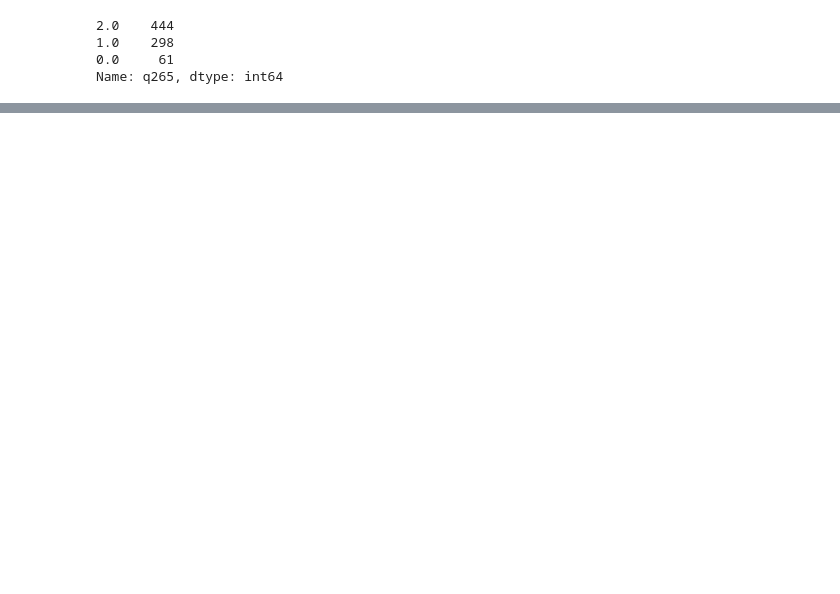
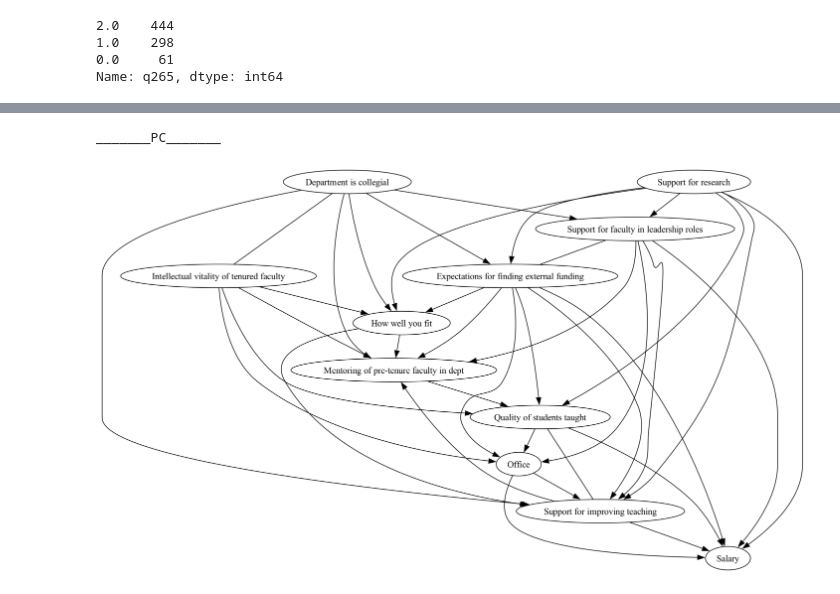
Before and after one commit to eigenhenry/Coache_analysis, a Jupyter notebook: dep_recommendation.ipynb, the cells around one changed output, grey strips where cells are left out. Drawn from its saved outputs; the diff is of its cells as text; code cells hidden in the pictures; blank space fills up the shorter version.

```diff
--- a/dep_recommendation.ipynb
+++ b/dep_recommendation.ipynb
@@ -306,0 +329,12 @@ Cluster                                ...
+# %%
+import pandas as pd
+import numpy as np
+import scipy
+
+
+non_response_codes = [96, 97, 98, 99]
+
+
+data = pd.read_excel('/Users/henrysalgado/Desktop/Coache Data Analysis/Samples/sample4_tenure.xlsx')
+data.replace(non_response_codes, np.nan, inplace=True)
+data.describe()
@@ -306,0 +598,38 @@ Cluster                                ...
+# %%
+X_for_Causal = X_imputed_df[top_features]
+# %%
+from causallearn.search.ConstraintBased.PC import pc
+from causallearn.search.ConstraintBased.FCI import fci
+from causallearn.utils.cit import fisherz, chisq
+import matplotlib.pyplot as plt
+from causallearn.utils.GraphUtils import GraphUtils
+from IPython.display import Image, display
+import pandas as pd
+
+
+X_np = X_for_Causal.to_numpy()
+
+
+mapping_df = pd.read_excel("Variables.xlsx")
+mapping_df['key'] = mapping_df['key'].str.lower()
+name_dict = dict(zip(mapping_df['key'], mapping_df['name']))
+
+
+original_colnames = [col.lower() for col in X_for_Causal.columns]
+node_labels = [name_dict.get(col, col) for col in original_colnames]
+
+
+print("_______PC_______")
+cg_pc = pc(X_np, alpha=0.05, ci_test=fisherz, node_names=node_labels)
+cg_pc.draw_pydot_graph()
+
+
+#print("_______FCI_______")
+#cg_fci, sep_set = fci(X_np, alpha=0.05, ci_test="chisq", node_names=node_labels)
+
+# Save FCI graph as PNG
+#pdy = GraphUtils.to_pydot(cg_fci)
+#pdy.write_png("fci_graph.png")
+# %% [output]
+_______PC_______
+[figure, added]
```
Also changed, not shown: parts of 17 cells of this notebook.
